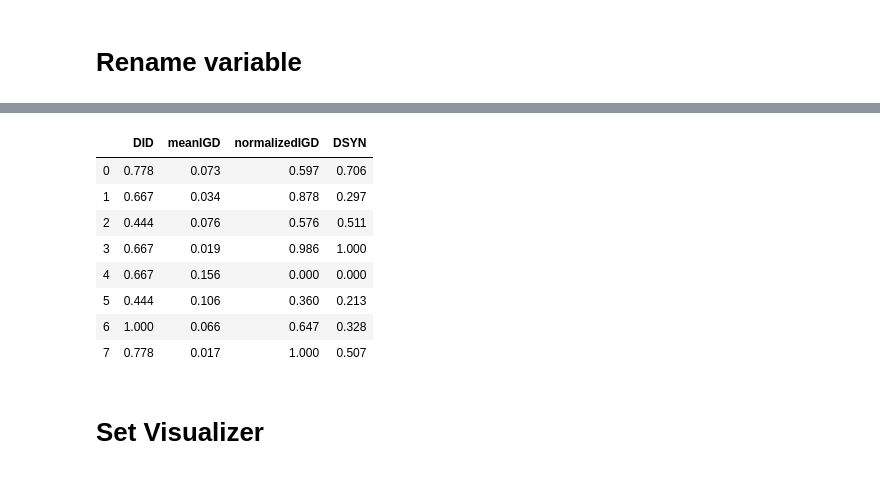
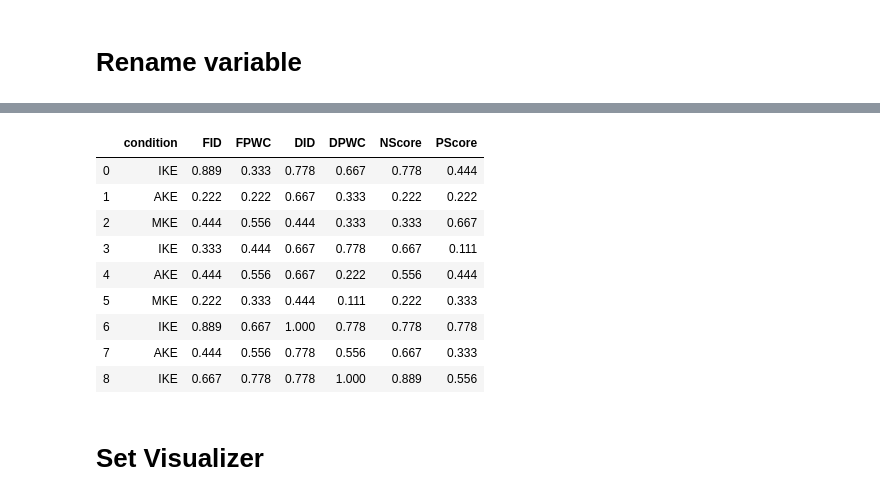
Before and after one commit to hsbang09/iFEED_experiment_result_analysis_2019, a Jupyter notebook: analysis.ipynb, the cells around one changed output, grey strips where cells are left out. Drawn from its saved outputs; the diff is of its cells as text; code cells hidden in the pictures.

```diff
--- a/analysis.ipynb
+++ b/analysis.ipynb
@@ -65,7 +109,7 @@ print(df1.to_string(index=False))
 # %% [markdown]
 # Rename variable
 # %%
-df = resultAnalyzer.getDataFrame(option="all", excludeHV=False, adjustIGDUsingEntropy=False)
+df = resultAnalyzer.getDataFrame(option="all", excludeHV=True, adjustIGDUsingEntropy=False, adjustIGDUsingEntireNumDesigns=True)
 
 namingScheme = {'fcl':'FID',
                 'fpwc':'FPWC',
@@ -120,15 +147,16 @@ Index(['id', 'condition', 'type1', 'type2', 'LT_numDesignViewed',
-# %%
-df[["DID","meanIGD","normalizedIGD","DSYN"]]
-# %% [output]
-|  | DID | meanIGD | normalizedIGD | DSYN |
-| 0 | 0.778 | 0.073 | 0.597 | 0.706 |
-| 1 | 0.667 | 0.034 | 0.878 | 0.297 |
-| 2 | 0.444 | 0.076 | 0.576 | 0.511 |
-| 3 | 0.667 | 0.019 | 0.986 | 1.000 |
-| 4 | 0.667 | 0.156 | 0.000 | 0.000 |
-| 5 | 0.444 | 0.106 | 0.360 | 0.213 |
-| 6 | 1.000 | 0.066 | 0.647 | 0.328 |
-| 7 | 0.778 | 0.017 | 1.000 | 0.507 |
+# %%
+df[["condition","FID","FPWC","DID","DPWC","NScore","PScore"]]
+# %% [output]
+|  | condition | FID | FPWC | DID | DPWC | NScore | PScore |
+| 0 | IKE | 0.889 | 0.333 | 0.778 | 0.667 | 0.778 | 0.444 |
+| 1 | AKE | 0.222 | 0.222 | 0.667 | 0.333 | 0.222 | 0.222 |
+| 2 | MKE | 0.444 | 0.556 | 0.444 | 0.333 | 0.333 | 0.667 |
+| 3 | IKE | 0.333 | 0.444 | 0.667 | 0.778 | 0.667 | 0.111 |
+| 4 | AKE | 0.444 | 0.556 | 0.667 | 0.222 | 0.556 | 0.444 |
+| 5 | MKE | 0.222 | 0.333 | 0.444 | 0.111 | 0.222 | 0.333 |
+| 6 | IKE | 0.889 | 0.667 | 1.000 | 0.778 | 0.778 | 0.778 |
+| 7 | AKE | 0.444 | 0.556 | 0.778 | 0.556 | 0.667 | 0.333 |
+| 8 | IKE | 0.667 | 0.778 | 0.778 | 1.000 | 0.889 | 0.556 |
 # %% [markdown]
 # Set Visualizer
 # %%
```
Also changed, not shown: parts of 40 cells of this notebook, 8 other files.
